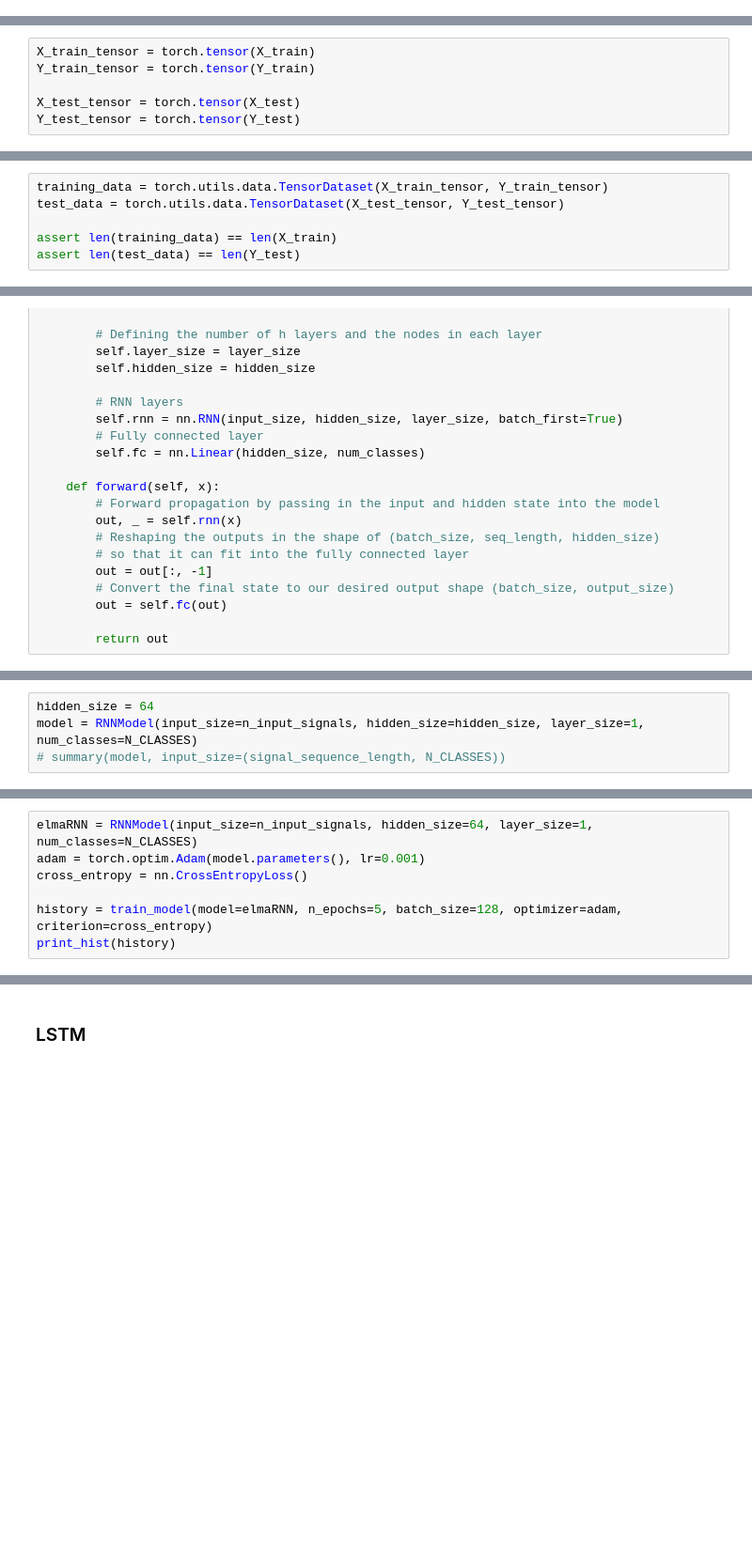
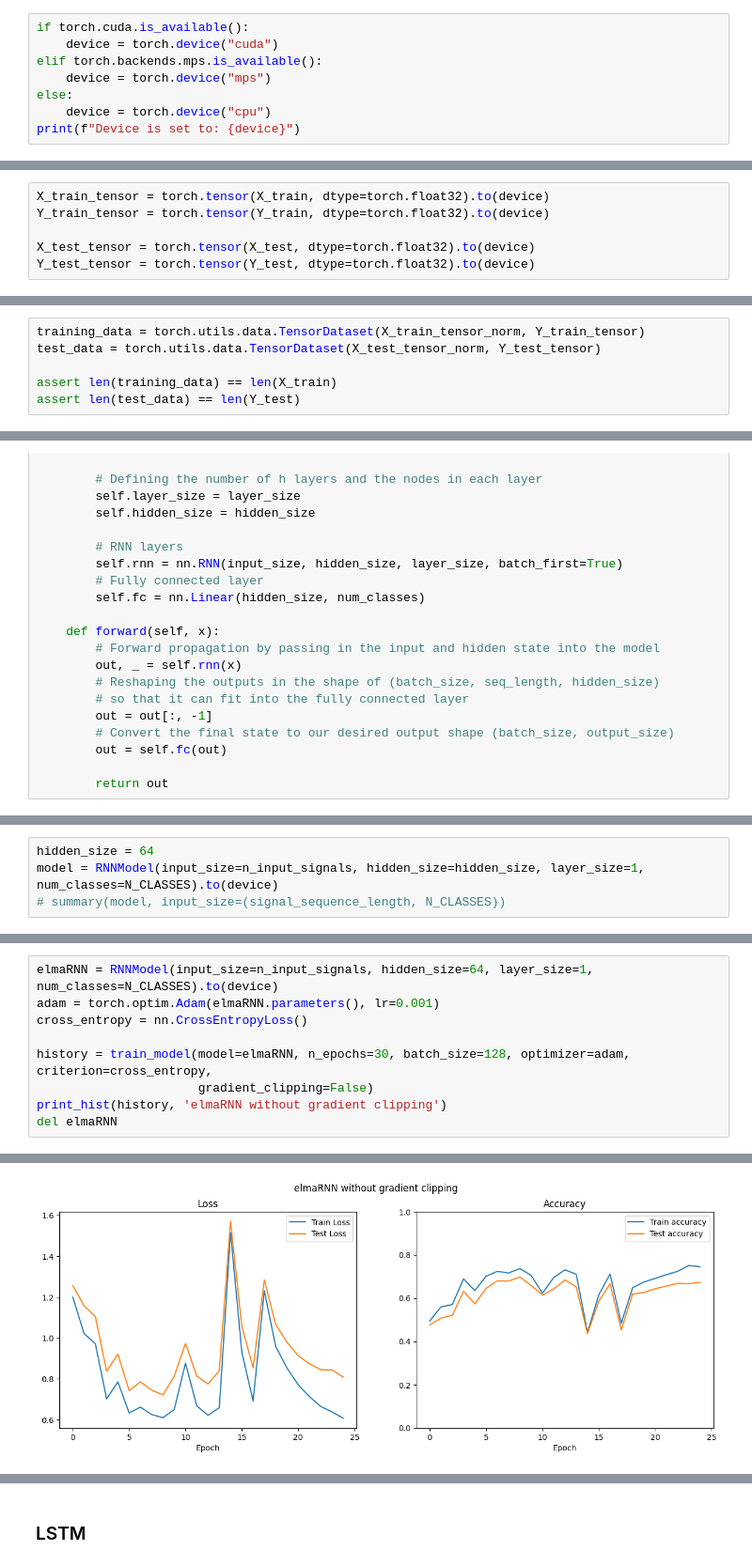
Before and after one commit to dave1b/TSM_DeLearn, a Jupyter notebook: Week10/activity_recognition-dave_brunner.ipynb, the cells around one changed output, grey strips where cells are left out. Shown: that part at 94% size. Saved outputs shown, nothing was run; the diff lists cells and outputs as text; blank space fills up the shorter version.

```diff
--- a/Week10/activity_recognition-dave_brunner.ipynb
+++ b/Week10/activity_recognition-dave_brunner.ipynb
@@ -25,0 +22,8 @@ from tqdm import tqdm
+# %%
+if torch.cuda.is_available():
+    device = torch.device("cuda")
+elif torch.backends.mps.is_available():
+    device = torch.device("mps")
+else:
+    device = torch.device("cpu")
+print(f"Device is set to: {device}")
@@ -184,10 +190,10 @@ Mean / Stdev for each feature:
 
 If suitable specify Dataset (e.g. in PyTorch).
 # %%
-X_train_tensor = torch.tensor(X_train)
-Y_train_tensor = torch.tensor(Y_train)
+X_train_tensor = torch.tensor(X_train, dtype=torch.float32).to(device)
+Y_train_tensor = torch.tensor(Y_train, dtype=torch.float32).to(device)
 
-X_test_tensor = torch.tensor(X_test)
-Y_test_tensor = torch.tensor(Y_test)
+X_test_tensor = torch.tensor(X_test, dtype=torch.float32).to(device)
+Y_test_tensor = torch.tensor(Y_test, dtype=torch.float32).to(device)
 # %%
 print(f'Y_train_tensor shape: {Y_train_tensor.shape}\n'
@@ -216,8 +222,8 @@ Std of X_train_tensor     : 0.3957
 Std of X_test_tensor_norm: 0.9839
 Std of X_test_tensor     : 0.3957
 # %%
-training_data = torch.utils.data.TensorDataset(X_train_tensor, Y_train_tensor)
-test_data = torch.utils.data.TensorDataset(X_test_tensor, Y_test_tensor)
+training_data = torch.utils.data.TensorDataset(X_train_tensor_norm, Y_train_tensor)
+test_data = torch.utils.data.TensorDataset(X_test_tensor_norm, Y_test_tensor)
 
 assert len(training_data) == len(X_train)
 assert len(test_data) == len(Y_test)
@@ -265,5 +334,5 @@ class RNNModel(nn.Module):
 # %%
 hidden_size = 64
-model = RNNModel(input_size=n_input_signals, hidden_size=hidden_size, layer_size=1, num_classes=N_CLASSES)
+model = RNNModel(input_size=n_input_signals, hidden_size=hidden_size, layer_size=1, num_classes=N_CLASSES).to(device)
 # summary(model, input_size=(signal_sequence_length, N_CLASSES))
 # %%
@@ -321,10 +417,12 @@ def print_hist(history):
     plt.legend()
     plt.show()
 # %%
-elmaRNN = RNNModel(input_size=n_input_signals, hidden_size=64, layer_size=1, num_classes=N_CLASSES)
-adam = torch.optim.Adam(model.parameters(), lr=0.001)
+elmaRNN = RNNModel(input_size=n_input_signals, hidden_size=64, layer_size=1, num_classes=N_CLASSES).to(device)
+adam = torch.optim.Adam(elmaRNN.parameters(), lr=0.001)
 cross_entropy = nn.CrossEntropyLoss()
 
-history = train_model(model=elmaRNN, n_epochs=5, batch_size=128, optimizer=adam, criterion=cross_entropy)
-print_hist(history)
+history = train_model(model=elmaRNN, n_epochs=30, batch_size=128, optimizer=adam, criterion=cross_entropy,
+                      gradient_clipping=False)
+print_hist(history, 'elmaRNN without gradient clipping')
+del elmaRNN
 # %% [output]
@@ -335 +446,2 @@ Epoch 4, Loss: 1.8030, Accuracy: 0.1639
+[figure, added]
 # %%
```
Also changed, not shown: parts of 32 cells of this notebook.
